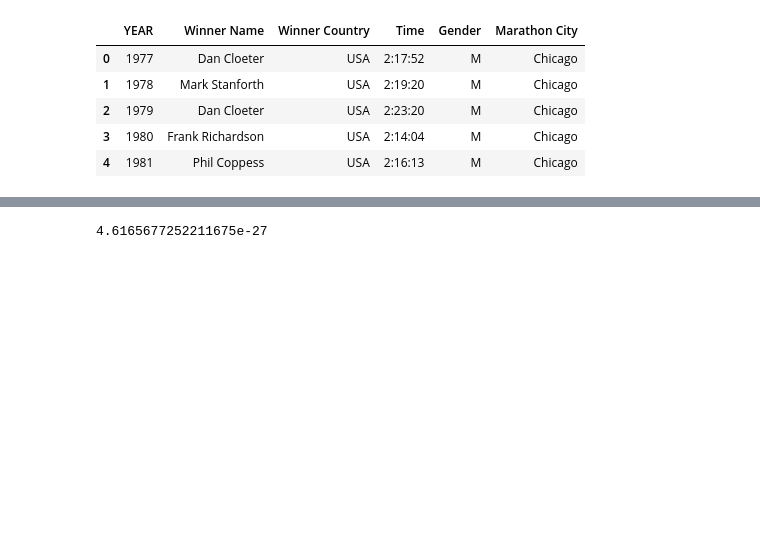
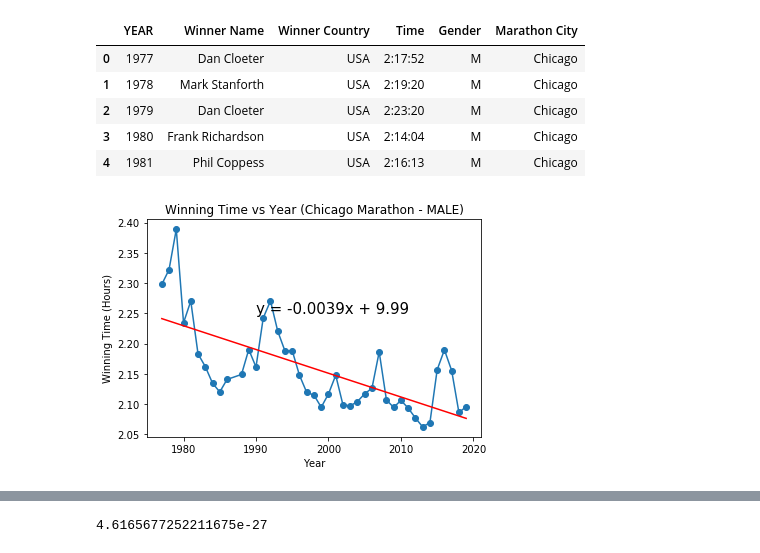
Before and after one commit to bhlynch/project_one, a Jupyter notebook: Team_MarathonRunners_Project_One.ipynb, the cells around one changed output, grey strips where cells are left out. Drawn from its saved outputs; the diff is of its cells as text; code cells hidden in the pictures; blank space fills up the shorter version.

```diff
--- a/Team_MarathonRunners_Project_One.ipynb
+++ b/Team_MarathonRunners_Project_One.ipynb
@@ -36,0 +35,31 @@ df.head()
+# %%
+marathon_winners = 'Marathon_Winners.csv'
+mar_data = pd.read_csv(marathon_winners, encoding="latin-1")
+mar_data[['h','m','s']] = mar_data['Time'].astype(str).str.split(':', expand=True).astype(int)
+mar_data['hours'] = mar_data['h'] + mar_data['m']/60 + mar_data['s']/3600
+mar_data_male = mar_data[mar_data["Gender"]=='M']
+mar_data_female = mar_data[mar_data["Gender"]=='F']
+mar_data_male_chicago = mar_data_male[mar_data_male["Marathon City"]=='Chicago']
+mar_data_male_ny = mar_data_male[mar_data_male["Marathon City"]=='NY']
+mar_data_male_london = mar_data_male[mar_data_male["Marathon City"]=='London']
+mar_data_female_chicago = mar_data_female[mar_data_female["Marathon City"]=='Chicago']
+mar_data_female_ny = mar_data_female[mar_data_female["Marathon City"]=='NY']
+mar_data_female_london = mar_data_female[mar_data_female["Marathon City"]=='London']
+#Chicago Male data processing
+# %%
+xdata=mar_data_male_chicago["YEAR"]
+ydata=mar_data_male_chicago["hours"]
+#Create a Scatter Plot for Lattitude vs Temperature of City
+(slope, intercept, rvalue, pvalue, stderr) = stats.linregress(xdata, ydata)
+regress_values = xdata * slope + intercept
+line_eq = "y = " + str(round(slope,4)) + "x + " + str(round(intercept,2))
+plt.plot(xdata,ydata,marker='o')
+plt.plot(xdata,regress_values,"r-")
+plt.annotate(line_eq,(1990,2.25),fontsize=15,color="black")
+plt.title("Winning Time vs Year (Chicago Marathon - MALE)")
+plt.ylabel("Winning Time (Hours)")
+plt.xlabel("Year")
+plt.savefig("Chicago_Male_WinningTime_Year.png")
+#--------------------------------------------------------------------------------------
+# %% [output]
+[figure, added]
```
Also changed, not shown: parts of 18 cells of this notebook.
